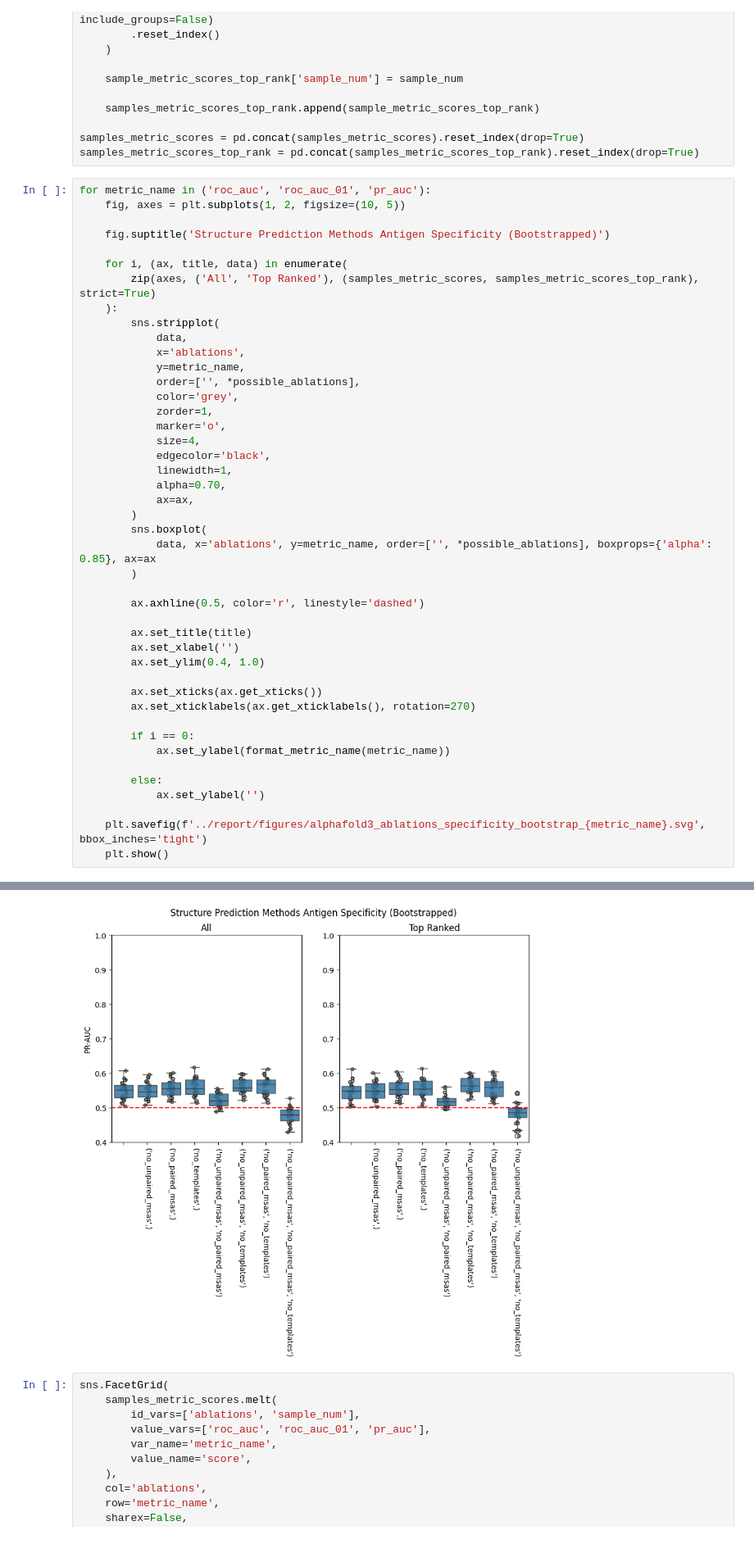
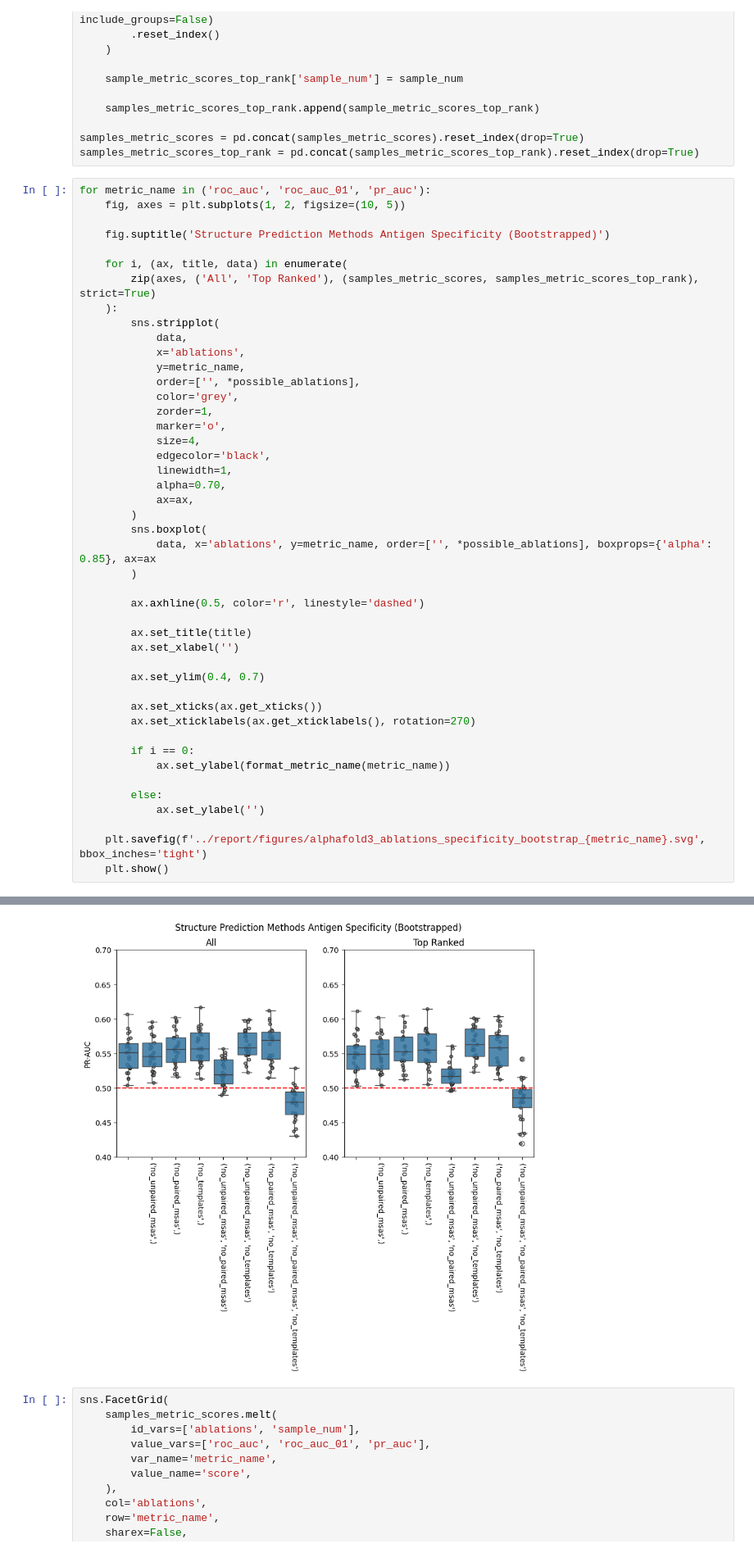
Before and after one commit to benjiemc/tcr-pmhc-predicted-structures, a Jupyter notebook: notebooks/ablations_of_alphafold3.ipynb, the cells around one changed output, grey strips where cells are left out. Shown at 82% size. Cells and saved outputs as stored; diff of their text form.

```diff
--- a/notebooks/ablations_of_alphafold3.ipynb
+++ b/notebooks/ablations_of_alphafold3.ipynb
@@ -189,7 +189,8 @@ for metric_name in ('roc_auc', 'roc_auc_01', 'pr_auc'):
 
         ax.set_title(title)
         ax.set_xlabel('')
-        ax.set_ylim(0.4, 1.0)
+
+        ax.set_ylim(0.4, 0.7)
 
         ax.set_xticks(ax.get_xticks())
         ax.set_xticklabels(ax.get_xticklabels(), rotation=270)
@@ -208,4 +209,4 @@ for metric_name in ('roc_auc', 'roc_auc_01', 'pr_auc'):
-[figure, old version]
+[figure, new version]
 # %%
 sns.FacetGrid(
     samples_metric_scores.melt(
```
Also changed, not shown: parts of 2 cells of this notebook, 2 other files.
